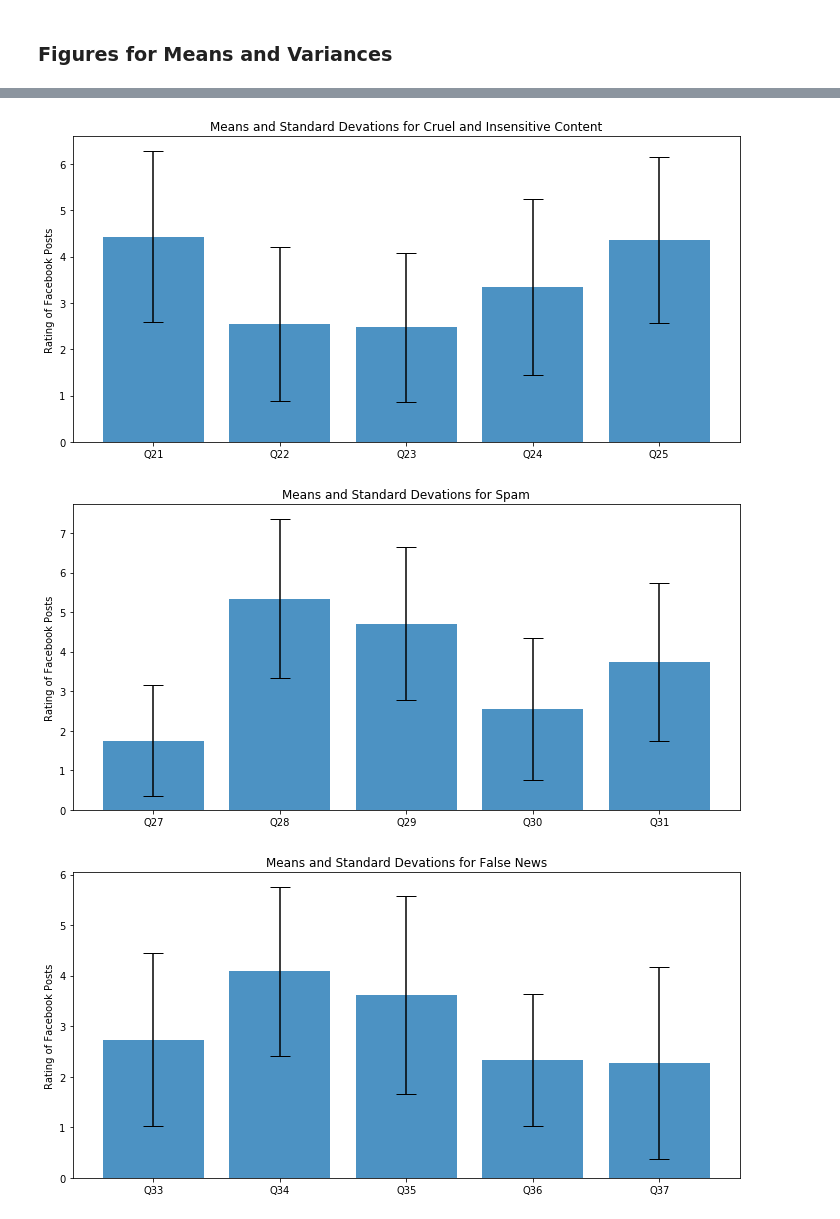
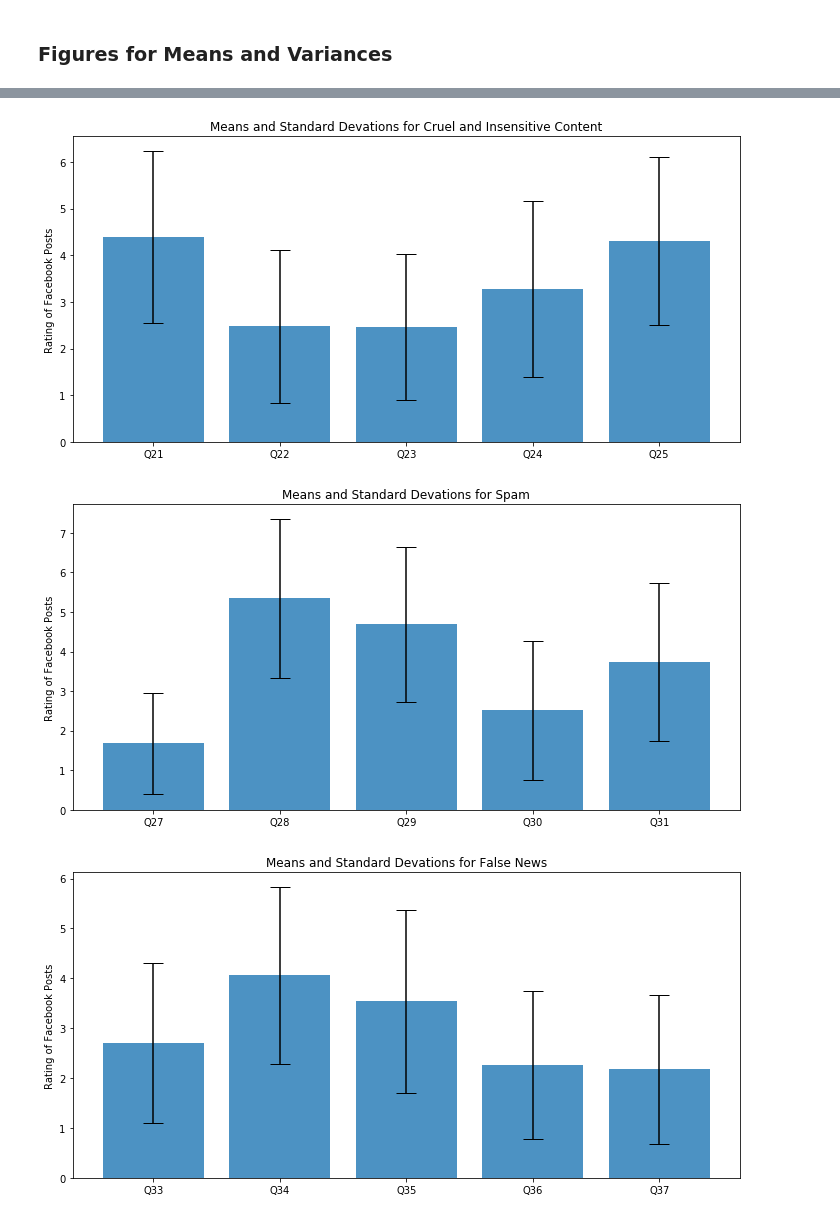
Before and after one commit to jiayang-li/facebook-senior-thesis, a Jupyter notebook: Survey 1 Analysis.ipynb, the cells around one changed output, grey strips where cells are left out. Cells and saved outputs as stored; diff of their text form; code cells hidden in the pictures.

```diff
--- a/Survey 1 Analysis.ipynb
+++ b/Survey 1 Analysis.ipynb
@@ -84,5 +82,7 @@ df.to_csv('results_2_edited.csv', index=False)
 # %%
 # Convert all data to integers
-df = pd.read_csv("results_2_edited.csv", delimiter=",", dtype=int)
+df = pd.read_csv("Data/results_no_metadata.csv", delimiter=",", dtype=int)
+response_numbers = len(df)
 df = df.transpose()
 index = df.index.values
+df.shape
@@ -105,8 +104,0 @@ false, false_index = isolate_data(20, 25)
-# %%
-for i in range(len(index)):
-    graph_title = 'Counts for %s voting' % index[i]
-    ax = df.groupby([i]).size().plot(kind='bar', figsize=(5,4), title=graph_title)
-    ax.set_xlabel("Ratings")
-    ax.set_ylabel("Frequency")
-    plt.savefig('Figures/%s_voting_bar_plot.png' % index[i], overwrite=True)
-    plt.show()
@@ -167,5 +148,5 @@ plot_figs(hate_index, hate_means, hate_sds, 'Hate Speech', 'hate')
 plot_figs(nudity_index, nudity_means, nudity_sds, 'Adulty Nudity and Sexual Activity', 'nudity')
 plot_figs(cruel_index, cruel_means, cruel_sds, 'Cruel and Insensitive Content', 'cruel')
 plot_figs(spam_index, spam_means, spam_sds, 'Spam', 'spam')
-plot_figs(false_index, false_means, hate_sds, 'False News', 'false')
+plot_figs(false_index, false_means, false_sds, 'False News', 'false')
 # %% [output]
@@ -175,6 +156,6 @@ plot_figs(false_index, false_means, hate_sds, 'False News', 'false')
 [figure]
-[figure, old version]
+[figure, new version]
-[figure, old version]
+[figure, new version]
 # %%
 def create_stat_charts(index, means, sds, standard, file_name):
     t = Table([index, means, sds], names=('index', 'means', 'sds'), meta={'name': 'Table on Survey 1 %s Means and Variances' % file_name})
```
Also changed, not shown: parts of 22 cells of this notebook, 21 other files.
